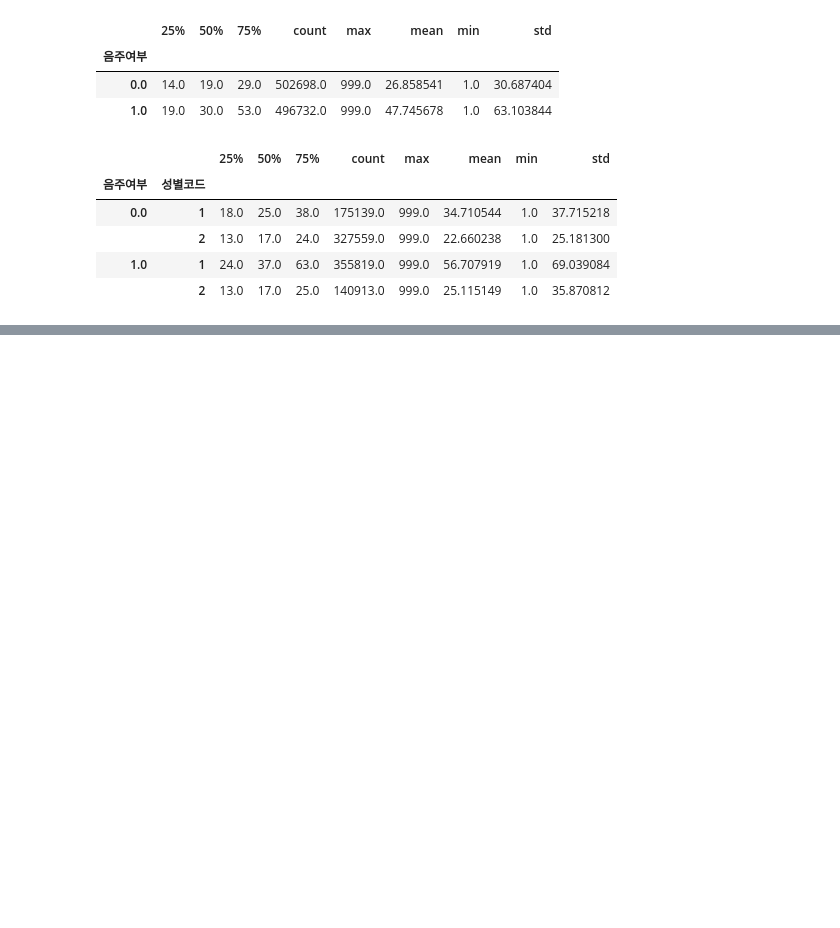
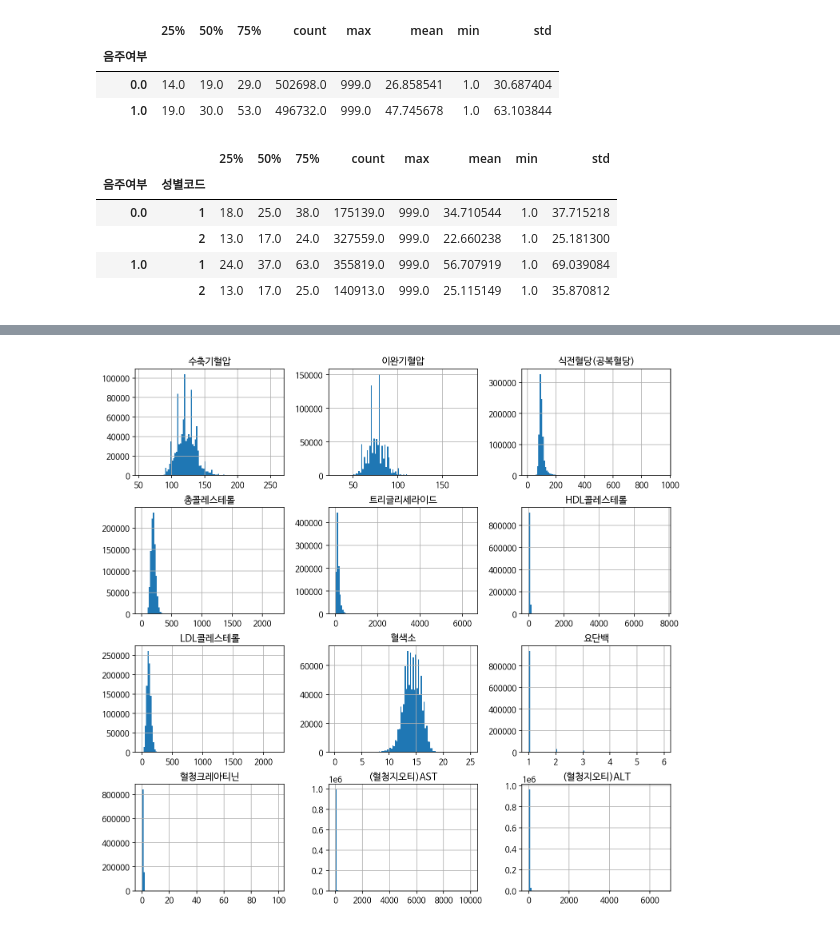
Before and after one commit to cown0211/boostcourse, a Jupyter notebook: DataScienceWithPython/4_건강검진_데이터로_가설검정하기.ipynb, the cells around one changed output, grey strips where cells are left out. Drawn from its saved outputs; the diff is of its cells as text; code cells hidden in the pictures; blank space fills up the shorter version.

```diff
--- a/DataScienceWithPython/4_건강검진_데이터로_가설검정하기.ipynb
+++ b/DataScienceWithPython/4_건강검진_데이터로_가설검정하기.ipynb
@@ -480,0 +526,8 @@ pd.pivot_table(df, index = ["음주여부", "성별코드"], values = "감마지
+# %%
+# 슬라이싱을 사용해 12번부터 24까지 컬럼을 히스토그램으로 만듦
+df.iloc[:, 12:24] # 모든 행, 12~24열을 가져옴
+
+h = df.iloc[:, 12:24].hist(figsize = (12,12), bins = 100)
+# bins 조건으로 막대의 개수를 지정할 수 있음 -> 클수록 막대가 얇아짐
+# %% [output]
+[figure, added]
```
Also changed, not shown: parts of 20 cells of this notebook.
